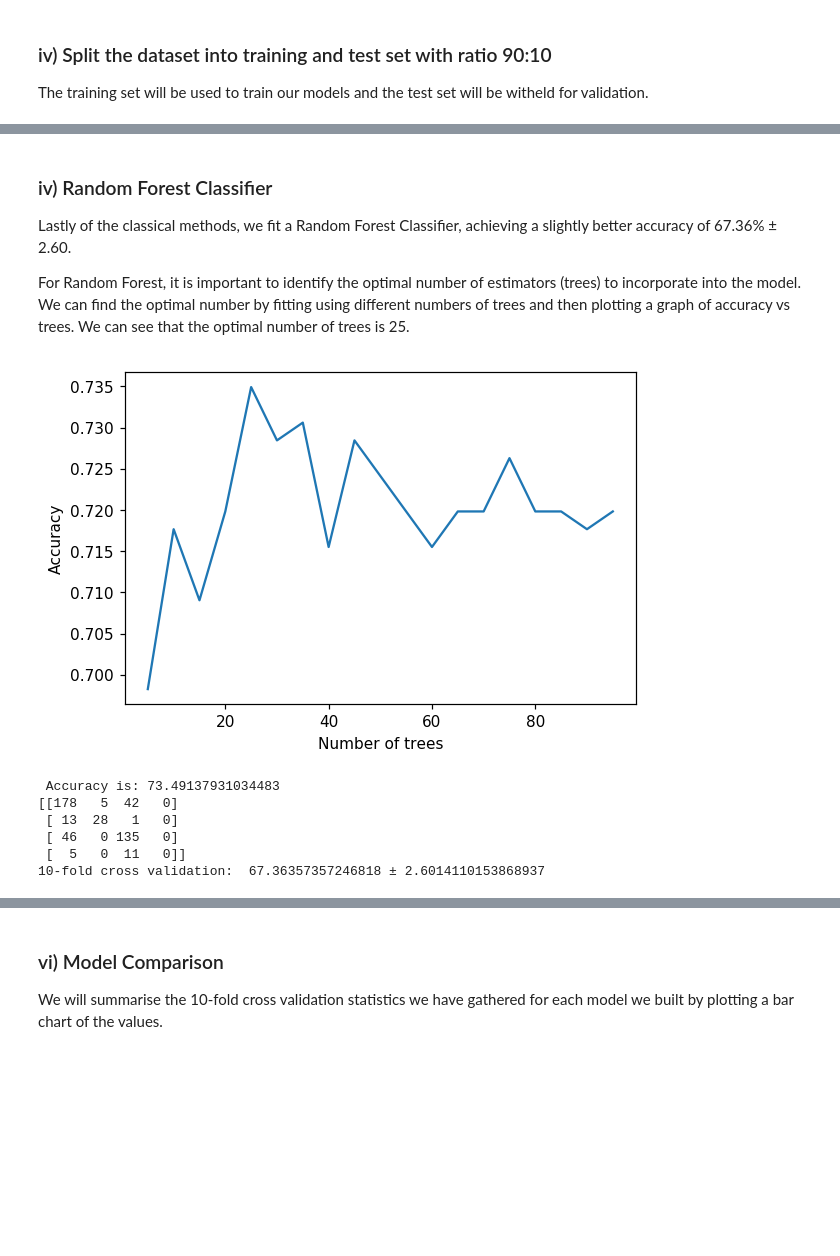
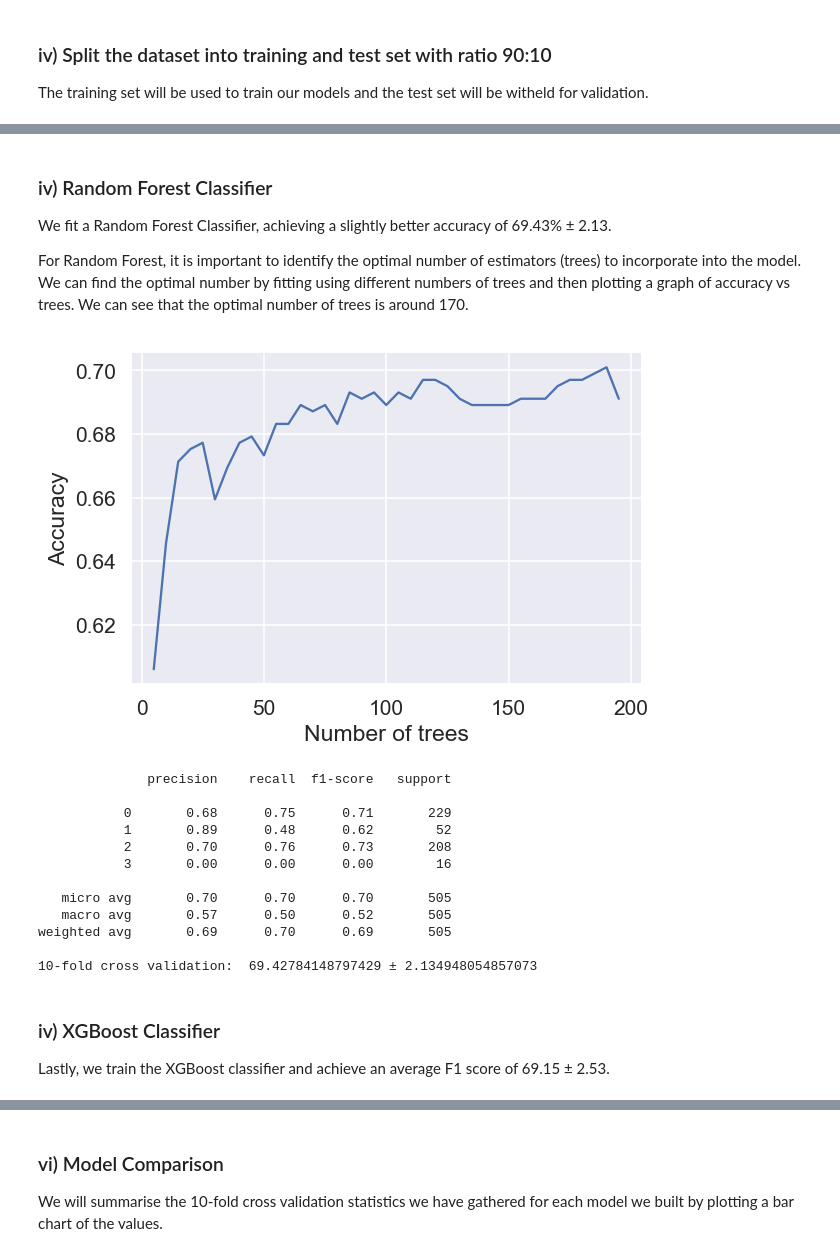
Before and after one commit to ricardomokhtari/Data-Science-Projects, a Jupyter notebook: IMDB-5000/analysis.ipynb, the cells around one changed output, grey strips where cells are left out. Saved outputs shown, nothing was run; the diff lists cells and outputs as text; code cells hidden in the pictures; blank space fills up the shorter version.

```diff
--- a/IMDB-5000/analysis.ipynb
+++ b/IMDB-5000/analysis.ipynb
@@ -310,13 +370,9 @@ NB.fit(X_train, y_train)
 
 y_pred = NB.predict(X_test)
 
-from sklearn.metrics import accuracy_score
-a = accuracy_score(y_pred,y_test)
-print('Accuracy is:', a*100)
+from sklearn.metrics import classification_report, make_scorer
+print(classification_report(y_test,y_pred))
 
-from sklearn.metrics import confusion_matrix
-confusion = confusion_matrix(y_test, y_pred)
-print(confusion)
 
 # applying k-fold cross validation
 from sklearn.model_selection import cross_val_score
@@ -348,16 +410,12 @@ KNN.fit(X_train, y_train)
 
 y_pred = KNN.predict(X_test)
 
-a = accuracy_score(y_pred,y_test)
-print('Accuracy is:', a*100)
-
-from sklearn.metrics import confusion_matrix
-confusion = confusion_matrix(y_test, y_pred)
-print(confusion)
+from sklearn.metrics import classification_report, make_scorer
+print(classification_report(y_test,y_pred))
 
 # applying k-fold cross validation
 from sklearn.model_selection import cross_val_score
-accuracies = cross_val_score(estimator=KNN, X=X_train, y=y_train, cv=10)
+accuracies = cross_val_score(estimator=KNN, X=X_train, y=y_train, cv=10, scoring=make_scorer(f1_score, average='weighted',labels=np.unique(y_pred)))
 # compute the average accuracy and SD across 10 folds
 avg = accuracies.mean() * 100
 std = accuracies.std() * 100
@@ -380,21 +443,17 @@ Using an SVM classifier, we achieve a slight improvement on the KNN classifier,
 # %%
 # Training the Kernel SVM model on the Training set
 from sklearn.svm import SVC
-SVM = SVC(kernel = 'rbf', random_state = 0)
+SVM = SVC(kernel = 'rbf', random_state = 0,gamma='auto')
 SVM.fit(X_train, y_train)
 
 y_pred = SVM.predict(X_test)
 
-a = accuracy_score(y_pred,y_test)
-print('Accuracy is:', a*100)
-
-from sklearn.metrics import confusion_matrix, f1_score
-confusion = confusion_matrix(y_test, y_pred)
-print(confusion)
+from sklearn.metrics import classification_report, make_scorer
+print(classification_report(y_test,y_pred))
 
 # applying k-fold cross validation
 from sklearn.model_selection import cross_val_score
-accuracies = cross_val_score(estimator=SVM, X=X_train, y=y_train, cv=10)
+accuracies = cross_val_score(estimator=SVM, X=X_train, y=y_train, cv=10, scoring=make_scorer(f1_score, average='weighted',labels=np.unique(y_pred)))
 # compute the average accuracy and SD across 10 folds
 avg = accuracies.mean() * 100
 std = accuracies.std() * 100
@@ -413,15 +478,15 @@ Accuracy is: 67.67241379310344
 # %% [markdown]
 ### iv) Random Forest Classifier
 
-Lastly of the classical methods, we fit a Random Forest Classifier, achieving a slightly better accuracy of 67.36% ± 2.60.
+We fit a Random Forest Classifier, achieving a slightly better accuracy of 69.43% ± 2.13.
 
-For Random Forest, it is important to identify the optimal number of estimators (trees) to incorporate into the model. We can find the optimal number by fitting using different numbers of trees and then plotting a graph of accuracy vs trees. We can see that the optimal number of trees is 25.
+For Random Forest, it is important to identify the optimal number of estimators (trees) to incorporate into the model. We can find the optimal number by fitting using different numbers of trees and then plotting a graph of accuracy vs trees. We can see that the optimal number of trees is around 170.
 # %%
 # Training the Random Forest Classification model on the Training set
 from sklearn.ensemble import RandomForestClassifier
 i = 5
 accs = []
-while(i<100):
+while(i<200):
     RFC = RandomForestClassifier(n_estimators = i, criterion = 'entropy', random_state = 0)
     RFC.fit(X_train, y_train)
 
@@ -429,45 +494,51 @@ while(i<100):
 
     a = accuracy_score(y_pred,y_test)
     accs.append(a)
     i+=5
 
 plt.figure(dpi=110)
-plt.plot([i*5 for i in range(1,20)],accs)
+plt.plot([i*5 for i in range(1,40)],accs)
 plt.ylabel('Accuracy')
 plt.xlabel('Number of trees')
 plt.show()
 
 import operator
 index, _ = max(enumerate(accs), key=operator.itemgetter(1))
 
 RFC = RandomForestClassifier(n_estimators = index*5 + 5, criterion = 'entropy', random_state = 0)
 RFC.fit(X_train, y_train)
 
 y_pred = RFC.predict(X_test)
 
-a = accuracy_score(y_pred,y_test)
-print(' Accuracy is:', a*100)
-
-from sklearn.metrics import confusion_matrix
-confusion = confusion_matrix(y_test, y_pred)
-print(confusion)
+from sklearn.metrics import classification_report, make_scorer
+print(classification_report(y_test,y_pred))
 
 # applying k-fold cross validation
 from sklearn.model_selection import cross_val_score
-accuracies = cross_val_score(estimator=RFC, X=X_train, y=y_train, cv=10)
+accuracies = cross_val_score(estimator=RFC, X=X_train, y=y_train, cv=10, scoring=make_scorer(f1_score, average='weighted',labels=np.unique(y_pred)))
 # compute the average accuracy and SD across 10 folds
 avg = accuracies.mean() * 100
 std = accuracies.std() * 100
 
 print("10-fold cross validation: ",avg, "±", std)
 
 means.append(avg)
 stds.append(std)
 # %% [output]
-[figure, old version]
+[figure, new version]
- Accuracy is: 73.49137931034483
-[[178   5  42   0]
- [ 13  28   1   0]
- [ 46   0 135   0]
- [  5   0  11   0]]
-10-fold cross validation:  67.36357357246818 ± 2.6014110153868937
+              precision    recall  f1-score   support
+
+           0       0.68      0.75      0.71       229
+           1       0.89      0.48      0.62        52
+           2       0.70      0.76      0.73       208
+           3       0.00      0.00      0.00        16
+
+   micro avg       0.70      0.70      0.70       505
+   macro avg       0.57      0.50      0.52       505
+weighted avg       0.69      0.70      0.69       505
+
+10-fold cross validation:  69.42784148797429 ± 2.134948054857073
+# %% [markdown]
+### iv) XGBoost Classifier
+
+Lastly, we train the XGBoost classifier and achieve an average F1 score of 69.15 ± 2.53.
```
Also changed, not shown: parts of 41 cells of this notebook.
